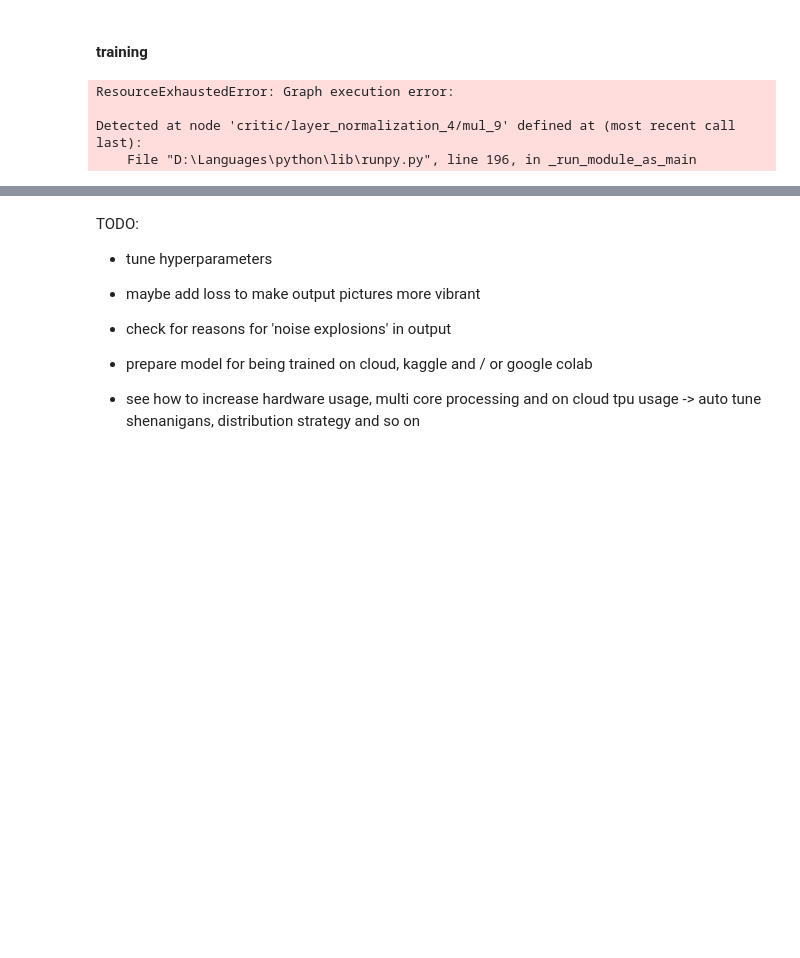
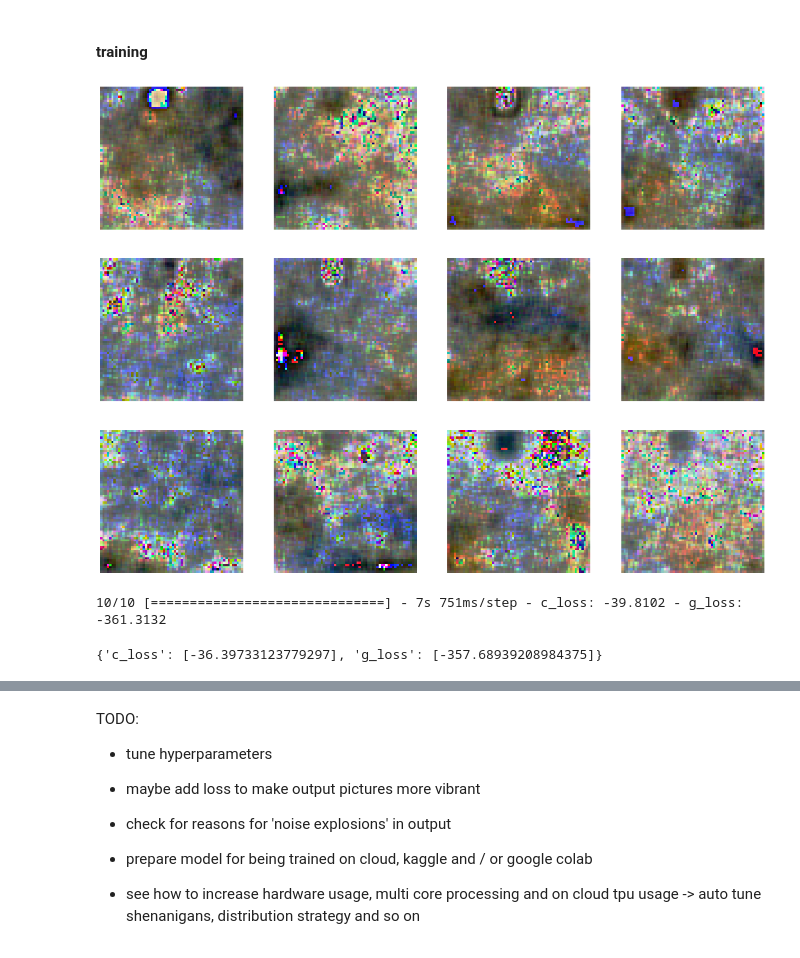
Before and after one commit to JohnStephens1/WGAN-GP, a Jupyter notebook: main.ipynb, the cells around one changed output, grey strips where cells are left out. Saved outputs shown, nothing was run; the diff lists cells and outputs as text; code cells hidden in the pictures; blank space fills up the shorter version.

```diff
--- a/main.ipynb
+++ b/main.ipynb
@@ -45,7 +45,7 @@ def normalize_images(images):
 	return (images-127.5)/127.5
 # %%
 def denormalize_images(images):
-	return np.array(((images*127.5)+127.5), dtype='uint8')
+	return np.array((images*127.5+127.5), dtype='uint8')
 # %%
 def resize_images(images, new_size=IMAGE_SHAPE[:-1], interpolation=cv2.INTER_AREA):
 	return np.array([cv2.resize(image, new_size, interpolation=interpolation) for image in images], dtype='float32')
@@ -117,19 +117,16 @@ class Generator():
 		return self.model(inputs, training)
 
 	def build(self):
-		initial_dimensions = (8, 8)
+		initial_dimensions = (16, 16)
 		inputs = layers.Input(self.input_size)
 
 		x = layers.Dense(np.product(initial_dimensions)*256, use_bias=False)(inputs)
+		x = layers.LeakyReLU(0.2)(x)
 		x = layers.BatchNormalization()(x)
-		x = layers.LeakyReLU(0.2)(x)
 
 		x = layers.Reshape((*initial_dimensions, 256))(x)
 
 		x = resizing_transposed_conv_block(x, 256)
-		x = resizing_transposed_conv_block(x, 128)
-		x = resizing_transposed_conv_block(x, 64)
-		x = resizing_transposed_conv_block(x, 32)
 
 		outputs = resizing_transposed_conv_block(x, 3)
 		# assert outputs.shape == [None, 256, 256, 3], f'output tensor\'s shapes are wrong, {outputs.shape}'
@@ -155,8 +152,6 @@ class Critic():
 
 		x = normalized_conv_block(inputs, 64, (5, 5))
 		x = normalized_conv_block(x, 128)
-		x = normalized_conv_block(x, 128)
-		x = normalized_conv_block(x, 128)
 
 		x = layers.Flatten()(x)
 		x = layers.Dropout(0.2)(x)
@@ -196,8 +191,12 @@ class WGAN(tf.keras.Model):
 		# norm = tf.sqrt(tf.reduce_sum(tf.square(grads), axis=(1, 2, 3)))
 
 		# in the official paper the formula suggested to be only used on singular examples, therefore omit batchnormalization. This might be an alternative
-		norm = tf.reduce_mean(tf.sqrt(tf.reduce_sum(tf.square(grads), axis=(1, 2, 3))))
-		gradient_penalty = self.lambd * tf.square(norm - 1)
+		# norm = tf.reduce_mean(tf.sqrt(tf.reduce_sum(tf.square(grads), axis=(1, 2, 3))))
+		# gradient_penalty = self.lambd * tf.square(norm - 1)
+		norms = tf.sqrt(tf.reduce_sum(tf.square(grads), axis=(1, 2, 3)))
+		print(f'norms shape: {tf.shape(norms)}')
+		gradient_penalty = self.lambd * tf.reduce_mean(tf.square(norms - 1))
+		print(f'gradient penalty shape: {tf.shape(gradient_penalty)}')
 
 		return gradient_penalty
 
@@ -270,14 +269,16 @@ checkpoint = tf.train.Checkpoint(
 wgan = WGAN(generator, critic, LATENT_DIM)
 wgan.compile()
 # %%
-EPOCHS = 5
+EPOCHS = 1
 setup_folders(FOLDERS_TO_SETUP)
-wgan.fit(train_dataset, shuffle=True, epochs=EPOCHS, callbacks=[gan_monitor], verbose=1)
+history = wgan.fit(train_dataset, shuffle=True, epochs=EPOCHS, callbacks=[gan_monitor], verbose=1)
 # %% [output]
+[figure, added]
-ResourceExhaustedError: Graph execution error:
-
-Detected at node 'critic/layer_normalization_4/mul_9' defined at (most recent call last):
-    File "D:\Languages\python\lib\runpy.py", line 196, in _run_module_as_main
+10/10 [==============================] - 7s 751ms/step - c_loss: -39.8102 - g_loss: -361.3132
+# %%
+history.history
+# %% [output]
+{'c_loss': [-36.39733123779297], 'g_loss': [-357.68939208984375]}
 # %%
 def save_models():
 	wgan.generator.model.save(CWD/'generator')
```
Also changed, not shown: parts of 3 cells of this notebook.
